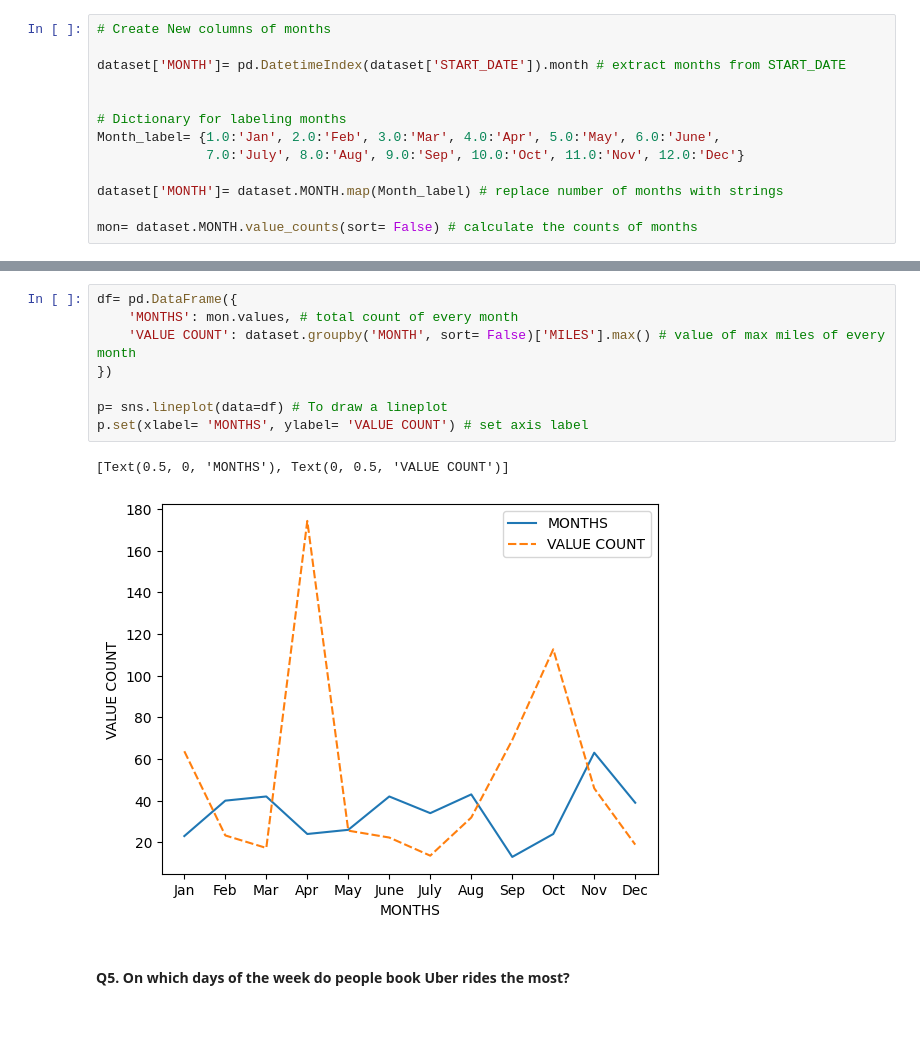
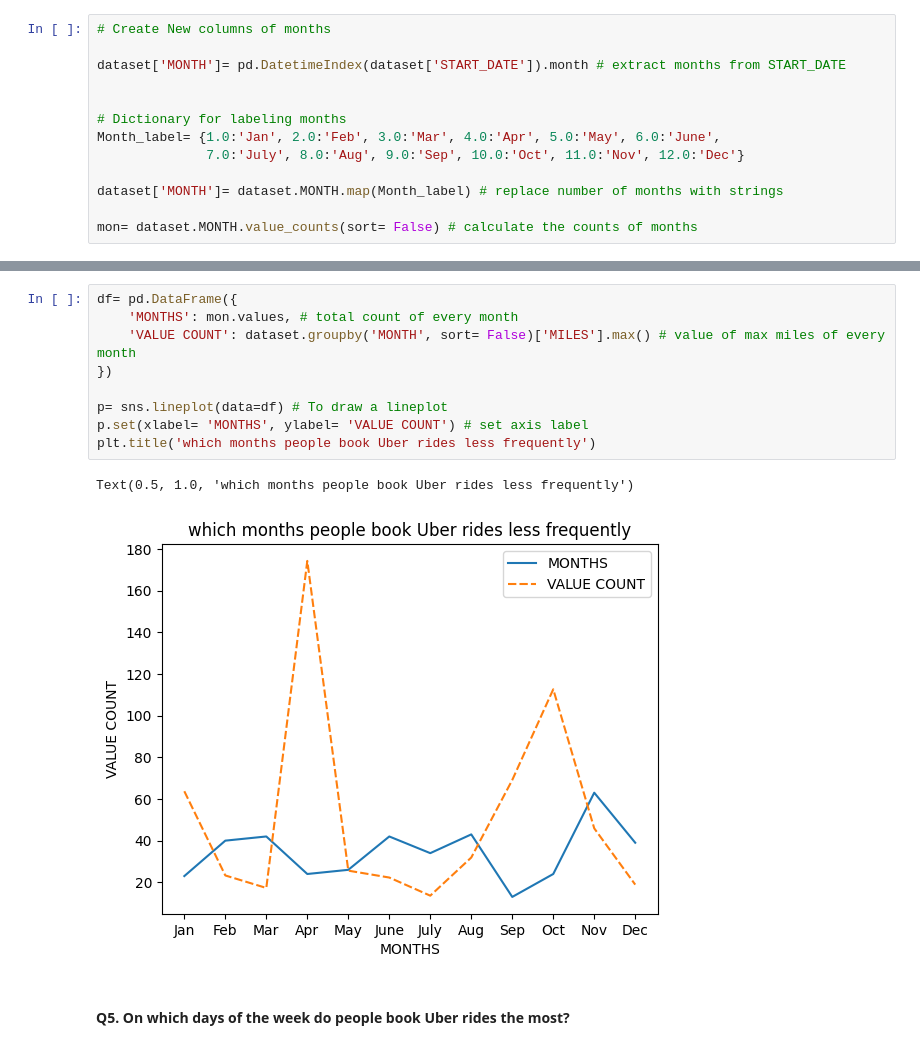
Before and after one commit to KKaranSinghh/Uber-Project-Data-Science, a Jupyter notebook: Uber analysis.ipynb, the cells around one changed output, grey strips where cells are left out. Cells and saved outputs as stored; diff of their text form; blank space fills up the shorter version.

```diff
--- a/Uber analysis.ipynb
+++ b/Uber analysis.ipynb
@@ -192,14 +195,15 @@ dataset.head()
 # %%
 df= pd.DataFrame({
     'MONTHS': mon.values, # total count of every month
     'VALUE COUNT': dataset.groupby('MONTH', sort= False)['MILES'].max() # value of max miles of every month
 })
 
 p= sns.lineplot(data=df) # To draw a lineplot
 p.set(xlabel= 'MONTHS', ylabel= 'VALUE COUNT') # set axis label
+plt.title('which months people book Uber rides less frequently')
 # %% [output]
-[Text(0.5, 0, 'MONTHS'), Text(0, 0.5, 'VALUE COUNT')]
+Text(0.5, 1.0, 'which months people book Uber rides less frequently')
-[figure, old version]
+[figure, new version]
 # %% [markdown]
 #### **Q5. On which days of the week do people book Uber rides the most?**
 # %%
```
Also changed, not shown: parts of 5 cells of this notebook.
